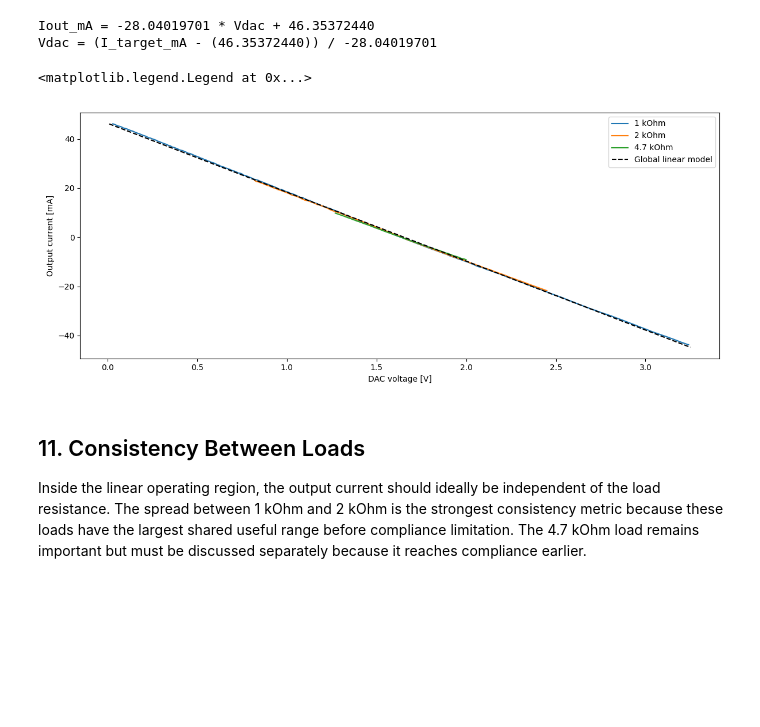
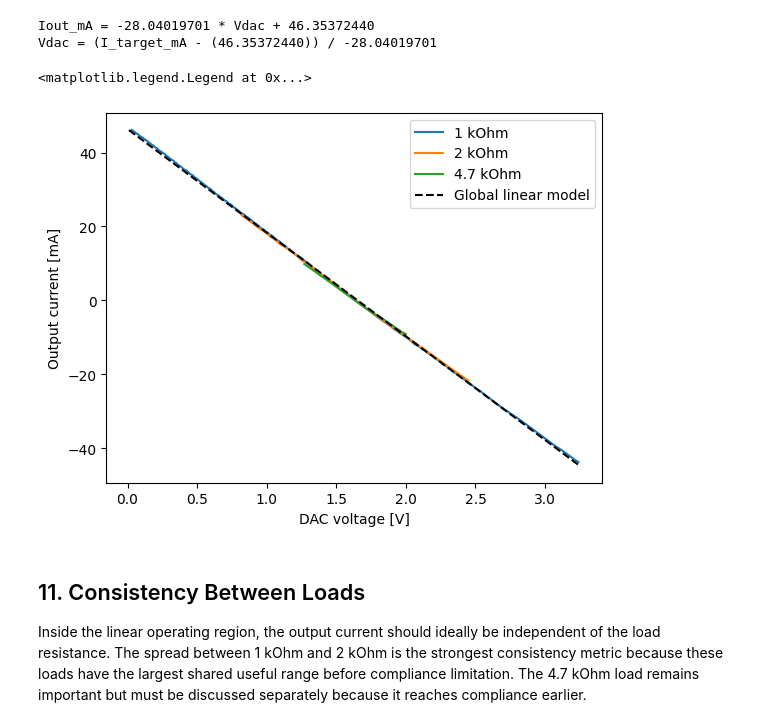
Before and after one commit to import-tiago/FEI, a Jupyter notebook: MSc/PEL309/Analysis/PEL309.ipynb, the cells around one changed output. Saved outputs shown, nothing was run; the diff lists cells and outputs as text; code cells hidden in the pictures; blank space fills up the shorter version.

```diff
--- a/MSc/PEL309/Analysis/PEL309.ipynb
+++ b/MSc/PEL309/Analysis/PEL309.ipynb
@@ -576,29 +581,28 @@ Vdac = (I_target_mA - (46.35372440)) / -28.04019701
 # %%
 # =========================================================
 # Experimental current and global model
 # =========================================================
 
 model_curve = pd.DataFrame(index=linear_current_data.index)
 model_curve["global_model"] = a_global * model_curve.index + b_global
 
 ax = linear_current_data.plot(
-    figsize=(12, 5),
     grid=True,
 )
 
 model_curve["global_model"].plot(
     ax=ax,
     linestyle="--",
     color="black",
     label="Global linear model",
 )
 
 ax.set_xlabel("DAC voltage [V]")
 ax.set_ylabel("Output current [mA]")
 ax.legend(["1 kOhm", "2 kOhm", "4.7 kOhm", "Global linear model"])
 # %% [output]
 <matplotlib.legend.Legend at 0x...>
-[figure, old version]
+[figure, new version]
 # %% [markdown]
 ## 11. Consistency Between Loads
 
```
Also changed, not shown: parts of 23 cells of this notebook, 5 other files.
